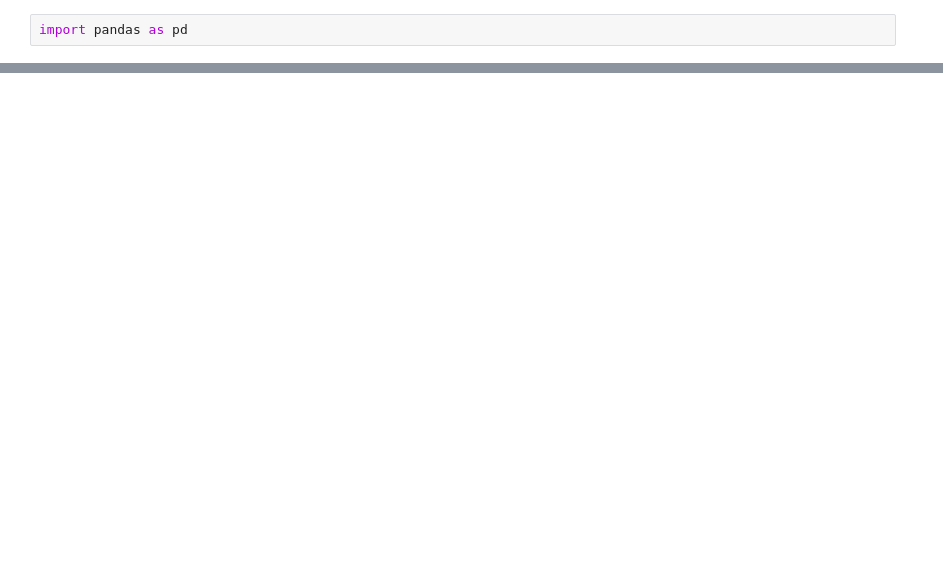
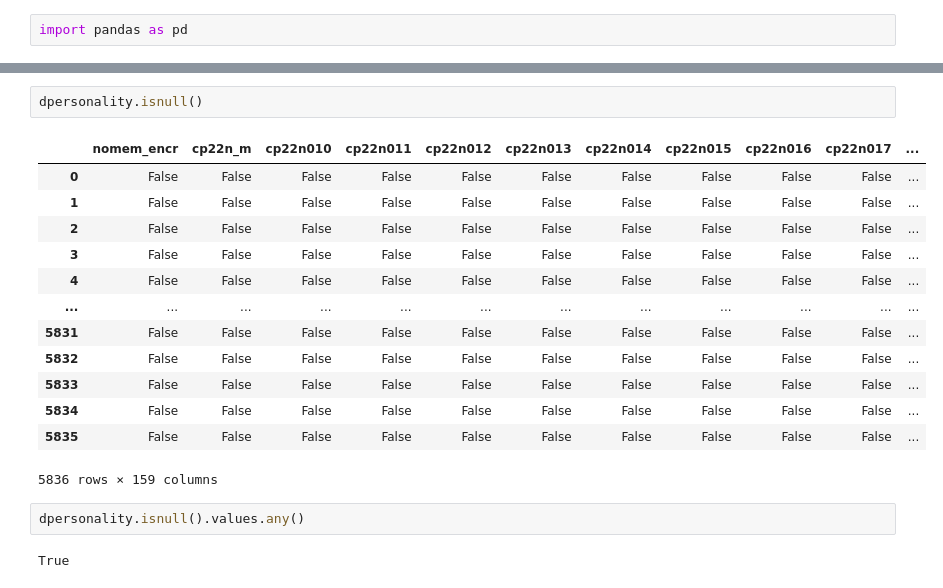
Before and after one commit to mintesnot96/Omdena-amsterdam-risks-of-loneliness, a Jupyter notebook: amsterdam-netherlands-risks-of-loneliness-task-2-data-processing.ipynb, the cells around one changed output, grey strips where cells are left out. Cells and saved outputs as stored; diff of their text form; blank space fills up the shorter version.

```diff
--- a/amsterdam-netherlands-risks-of-loneliness-task-2-data-processing.ipynb
+++ b/amsterdam-netherlands-risks-of-loneliness-task-2-data-processing.ipynb
@@ -73,0 +68,20 @@ newdf
+# %%
+dpersonality.isnull()
+# %% [output]
+|  | nomem_encr | cp22n_m | cp22n010 | cp22n011 | cp22n012 | cp22n013 | cp22n014 | cp22n015 | cp22n016 | cp22n017 | ... |
+| 0 | False | False | False | False | False | False | False | False | False | False | ... |
+| 1 | False | False | False | False | False | False | False | False | False | False | ... |
+| 2 | False | False | False | False | False | False | False | False | False | False | ... |
+| 3 | False | False | False | False | False | False | False | False | False | False | ... |
+| 4 | False | False | False | False | False | False | False | False | False | False | ... |
+| ... | ... | ... | ... | ... | ... | ... | ... | ... | ... | ... | ... |
+| 5831 | False | False | False | False | False | False | False | False | False | False | ... |
+| 5832 | False | False | False | False | False | False | False | False | False | False | ... |
+| 5833 | False | False | False | False | False | False | False | False | False | False | ... |
+| 5834 | False | False | False | False | False | False | False | False | False | False | ... |
+| 5835 | False | False | False | False | False | False | False | False | False | False | ... |
+5836 rows × 159 columns
+# %%
+dpersonality.isnull().values.any()
+# %% [output]
+True
```
Also changed, not shown: parts of 16 cells of this notebook.
